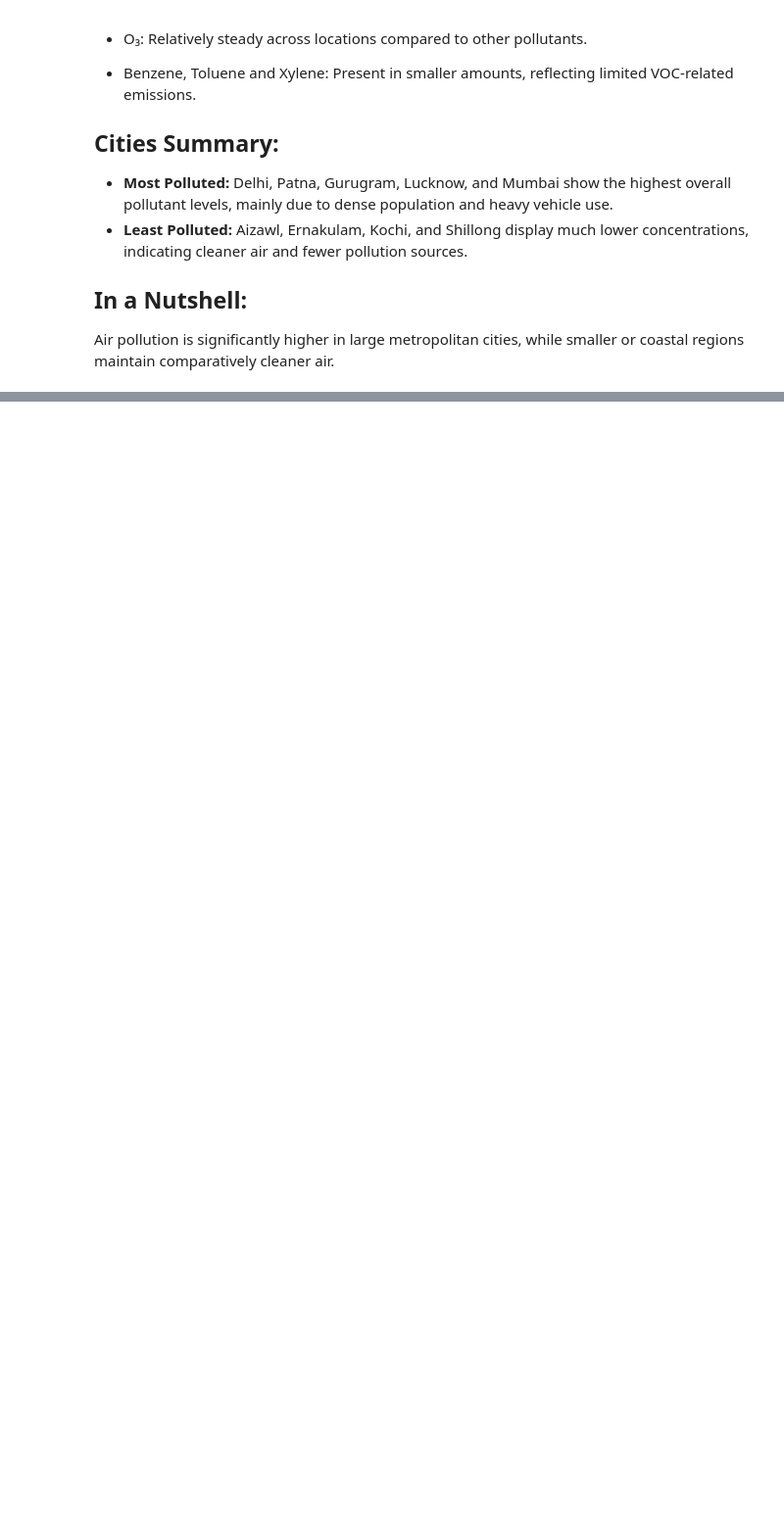
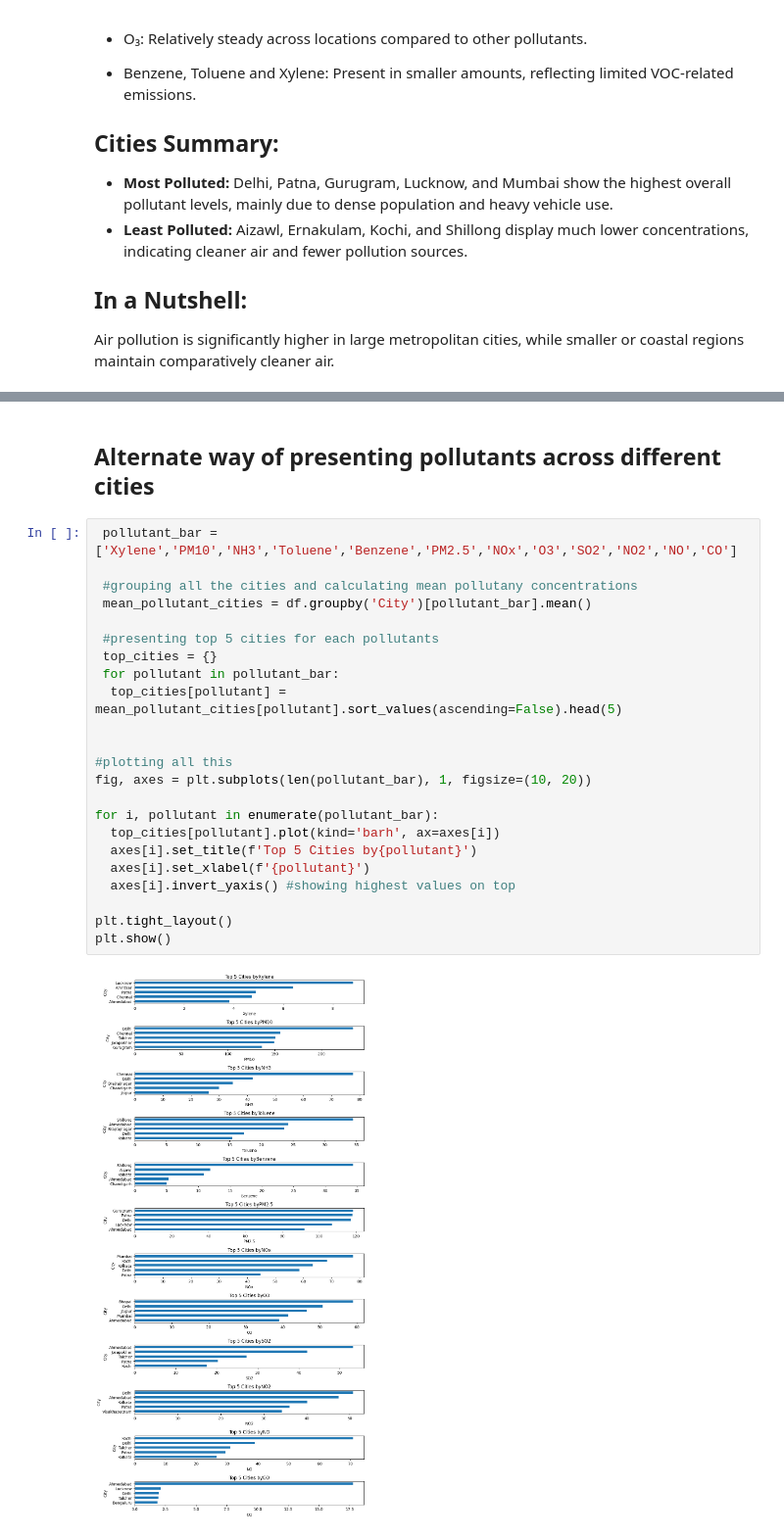
Before and after one commit to zukhrafarshadz-sudo/MyProject, a Jupyter notebook: ST20318986_CMP7005_Prac1.ipynb, the cells around one changed output, grey strips where cells are left out. Shown at 98% size. Cells and saved outputs as stored; diff of their text form; blank space fills up the shorter version.

```diff
--- a/ST20318986_CMP7005_Prac1.ipynb
+++ b/ST20318986_CMP7005_Prac1.ipynb
@@ -635,0 +702,27 @@ Air pollution is significantly higher in large metropolitan cities, while smalle
+# %% [markdown]
+## Alternate way of presenting pollutants across different cities
+# %%
+ pollutant_bar = ['Xylene','PM10','NH3','Toluene','Benzene','PM2.5','NOx','O3','SO2','NO2','NO','CO']
+
+ #grouping all the cities and calculating mean pollutany concentrations
+ mean_pollutant_cities = df.groupby('City')[pollutant_bar].mean()
+
+ #presenting top 5 cities for each pollutants
+ top_cities = {}
+ for pollutant in pollutant_bar:
+  top_cities[pollutant] = mean_pollutant_cities[pollutant].sort_values(ascending=False).head(5)
+
+
+#plotting all this
+fig, axes = plt.subplots(len(pollutant_bar), 1, figsize=(10, 20))
+
+for i, pollutant in enumerate(pollutant_bar):
+  top_cities[pollutant].plot(kind='barh', ax=axes[i])
+  axes[i].set_title(f'Top 5 Cities by{pollutant}')
+  axes[i].set_xlabel(f'{pollutant}')
+  axes[i].invert_yaxis() #showing highest values on top
+
+plt.tight_layout()
+plt.show()
+# %% [output]
+[figure, added]
```
Also changed, not shown: parts of 9 cells of this notebook.
